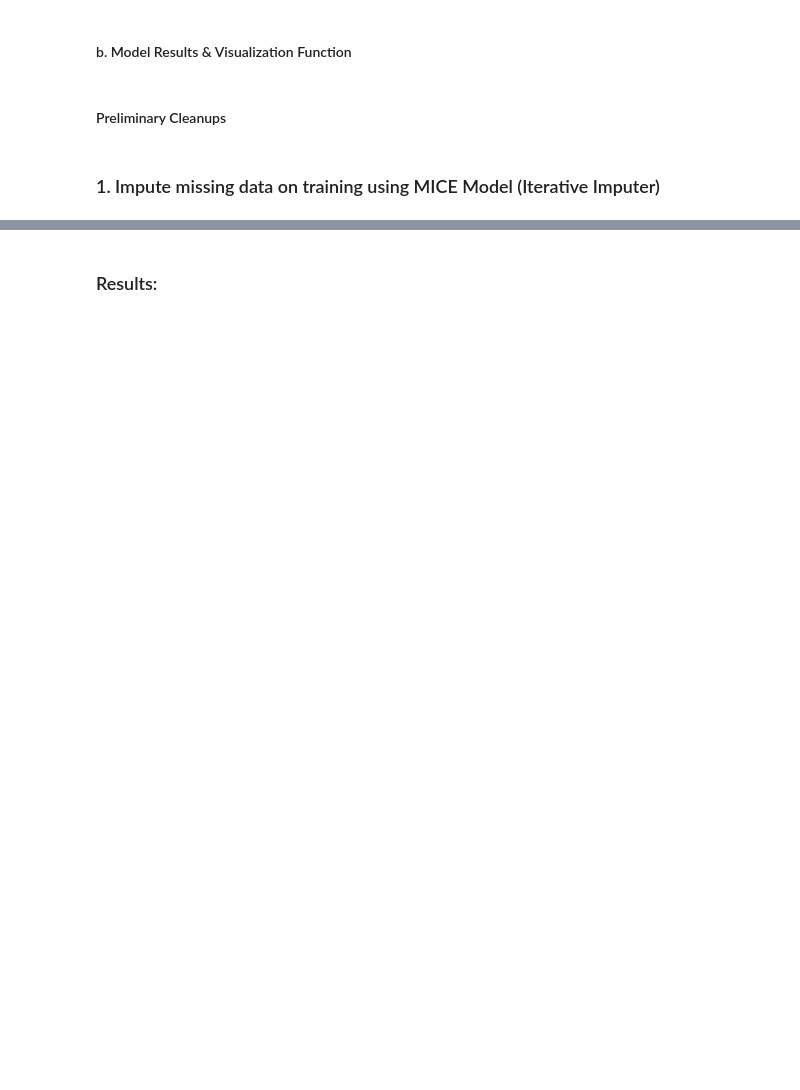
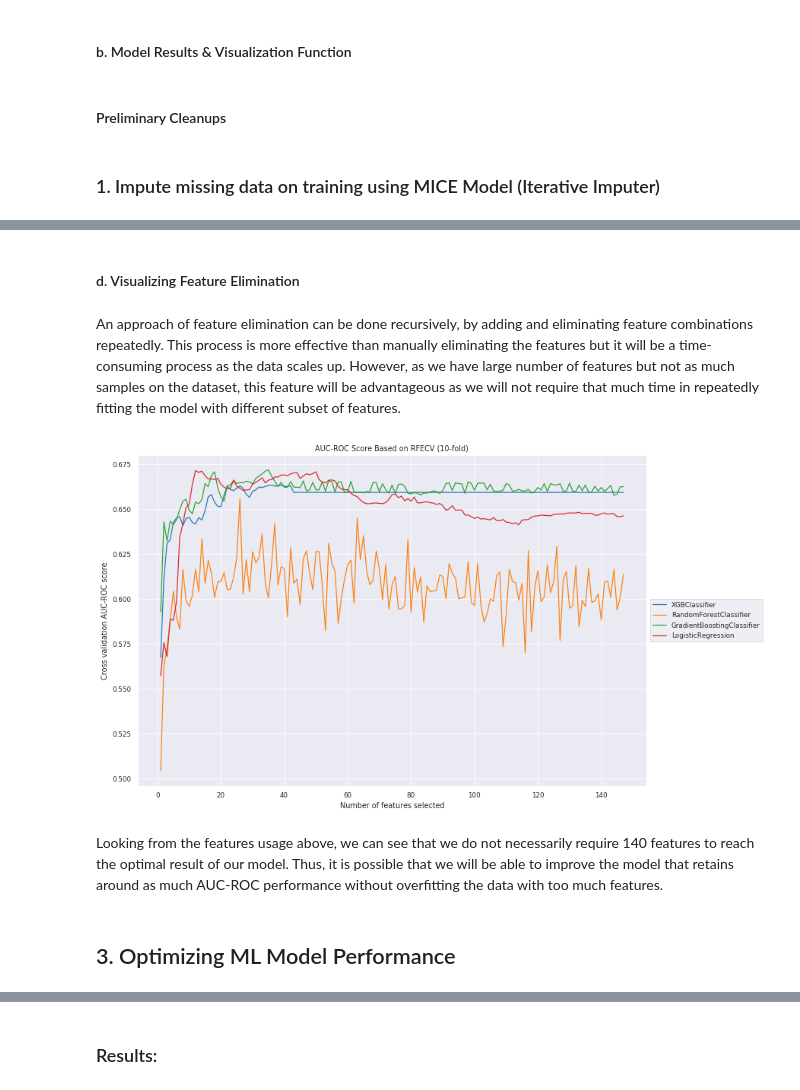
Before and after one commit to arytontediarjo/mpower-gait-analysis, a Jupyter notebook: notebooks/04.model-performances.ipynb, the cells around one changed output, grey strips where cells are left out. Cells and saved outputs as stored; diff of their text form; code cells hidden in the pictures; blank space fills up the shorter version.

```diff
--- a/notebooks/04.model-performances.ipynb
+++ b/notebooks/04.model-performances.ipynb
@@ -332,0 +457,16 @@ After assessing the initial model performance using commonly used classification
+# %% [markdown]
+#### d. Visualizing Feature Elimination
+# %% [markdown]
+An approach of feature elimination can be done recursively, by adding and eliminating feature combinations repeatedly. This process is more effective than manually eliminating the features but it will be a time-consuming process as the data scales up. However, as we have large number of features but not as much samples on the dataset, this feature will be advantageous as we will not require that much time in repeatedly fitting the model with different subset of features.
+# %%
+plot_rfecv_performance(X_train_impute, y_train,
+                        init_xgb_model,
+                        init_rf_model,
+                        init_gb_model,
+                        init_lr_model)
+# %% [output]
+[figure, added]
+# %% [markdown]
+Looking from the features usage above, we can see that we do not necessarily require 140 features to reach the optimal result of our model. Thus, it is possible that we will be able to improve the model that retains around as much AUC-ROC performance without overfitting the data with too much features.
+# %% [markdown]
+## 3. Optimizing ML Model Performance
```
Also changed, not shown: parts of 42 cells of this notebook, 4 other files.
